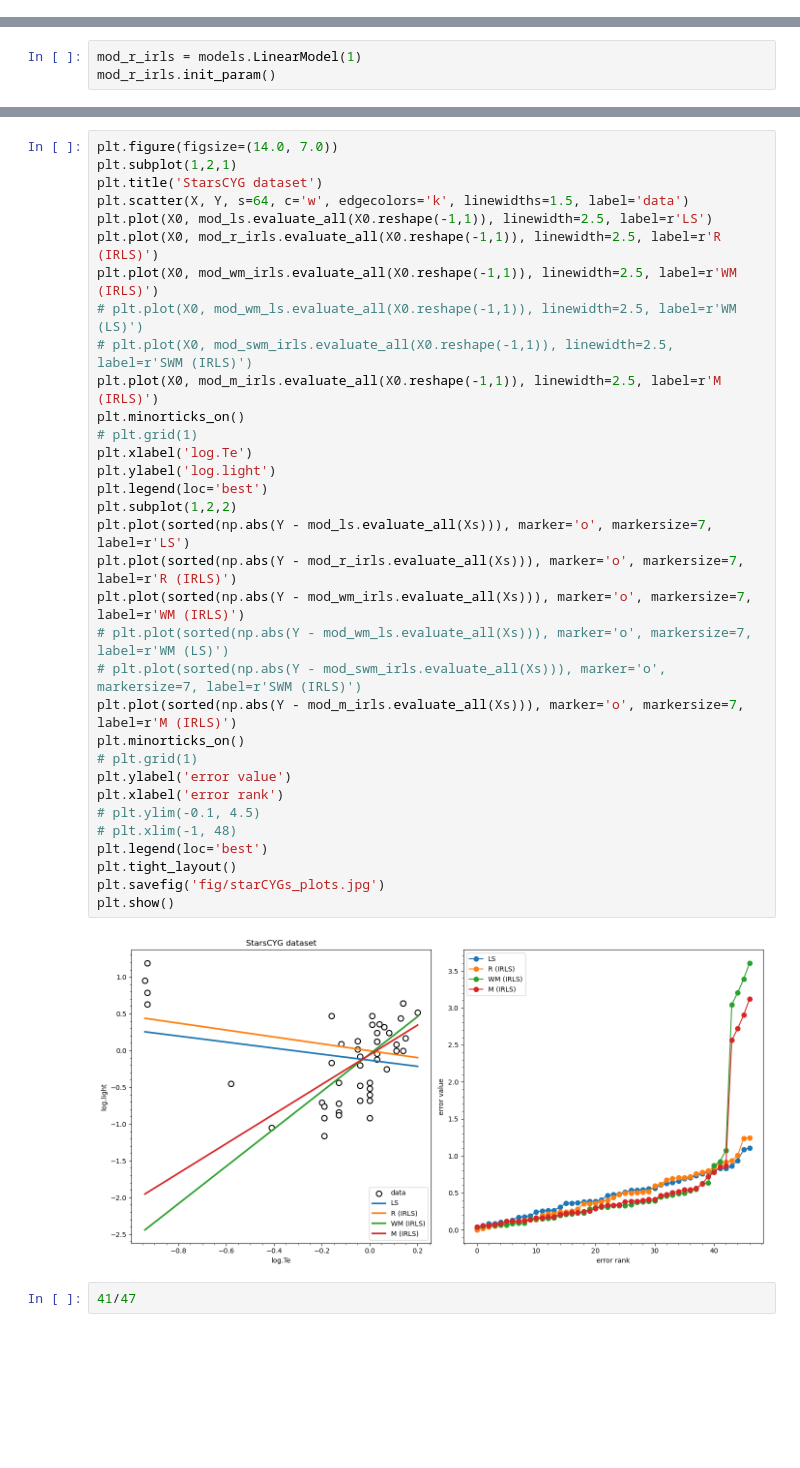
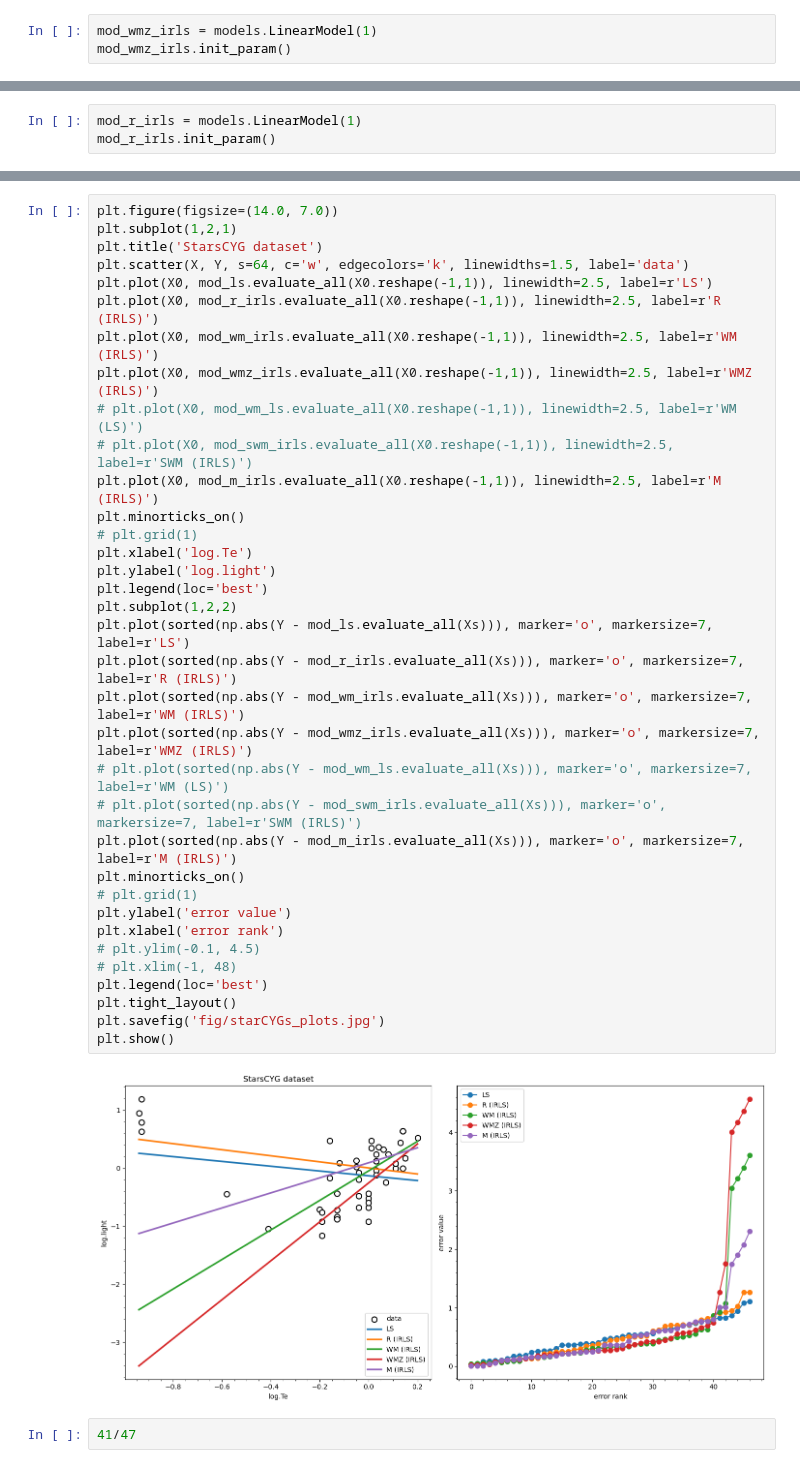
Before and after one commit to intellimath/mlgrad, a Jupyter notebook: examples/test_robust_regression.ipynb, the cells around one changed output, grey strips where cells are left out. Cells and saved outputs as stored; diff of their text form; blank space fills up the shorter version.

```diff
--- a/examples/test_robust_regression.ipynb
+++ b/examples/test_robust_regression.ipynb
@@ -115,0 +114,3 @@ K=5 param=[-0.048  2.546]
+# %%
+mod_wmz_irls = models.LinearModel(1)
+mod_wmz_irls.init_param()
@@ -142,34 +151,36 @@ plt.title('StarsCYG dataset')
 plt.scatter(X, Y, s=64, c='w', edgecolors='k', linewidths=1.5, label='data')
 plt.plot(X0, mod_ls.evaluate_all(X0.reshape(-1,1)), linewidth=2.5, label=r'LS')
 plt.plot(X0, mod_r_irls.evaluate_all(X0.reshape(-1,1)), linewidth=2.5, label=r'R (IRLS)')
 plt.plot(X0, mod_wm_irls.evaluate_all(X0.reshape(-1,1)), linewidth=2.5, label=r'WM (IRLS)')
+plt.plot(X0, mod_wmz_irls.evaluate_all(X0.reshape(-1,1)), linewidth=2.5, label=r'WMZ (IRLS)')
 # plt.plot(X0, mod_wm_ls.evaluate_all(X0.reshape(-1,1)), linewidth=2.5, label=r'WM (LS)')
 # plt.plot(X0, mod_swm_irls.evaluate_all(X0.reshape(-1,1)), linewidth=2.5, label=r'SWM (IRLS)')
 plt.plot(X0, mod_m_irls.evaluate_all(X0.reshape(-1,1)), linewidth=2.5, label=r'M (IRLS)')
 plt.minorticks_on()
 # plt.grid(1)
 plt.xlabel('log.Te')
 plt.ylabel('log.light')
 plt.legend(loc='best')
 plt.subplot(1,2,2)
 plt.plot(sorted(np.abs(Y - mod_ls.evaluate_all(Xs))), marker='o', markersize=7, label=r'LS')
 plt.plot(sorted(np.abs(Y - mod_r_irls.evaluate_all(Xs))), marker='o', markersize=7, label=r'R (IRLS)')
 plt.plot(sorted(np.abs(Y - mod_wm_irls.evaluate_all(Xs))), marker='o', markersize=7, label=r'WM (IRLS)')
+plt.plot(sorted(np.abs(Y - mod_wmz_irls.evaluate_all(Xs))), marker='o', markersize=7, label=r'WMZ (IRLS)')
 # plt.plot(sorted(np.abs(Y - mod_wm_ls.evaluate_all(Xs))), marker='o', markersize=7, label=r'WM (LS)')
 # plt.plot(sorted(np.abs(Y - mod_swm_irls.evaluate_all(Xs))), marker='o', markersize=7, label=r'SWM (IRLS)')
 plt.plot(sorted(np.abs(Y - mod_m_irls.evaluate_all(Xs))), marker='o', markersize=7, label=r'M (IRLS)')
 plt.minorticks_on()
 # plt.grid(1)
 plt.ylabel('error value')
 plt.xlabel('error rank')
 # plt.ylim(-0.1, 4.5)
 # plt.xlim(-1, 48)
 plt.legend(loc='best')
 plt.tight_layout()
 plt.savefig('fig/starCYGs_plots.jpg')
 plt.show()
 # %% [output]
-[figure, old version]
+[figure, new version]
 # %%
 41/47
 # %% [output]
```
Also changed, not shown: parts of 6 cells of this notebook, 41 other files.
